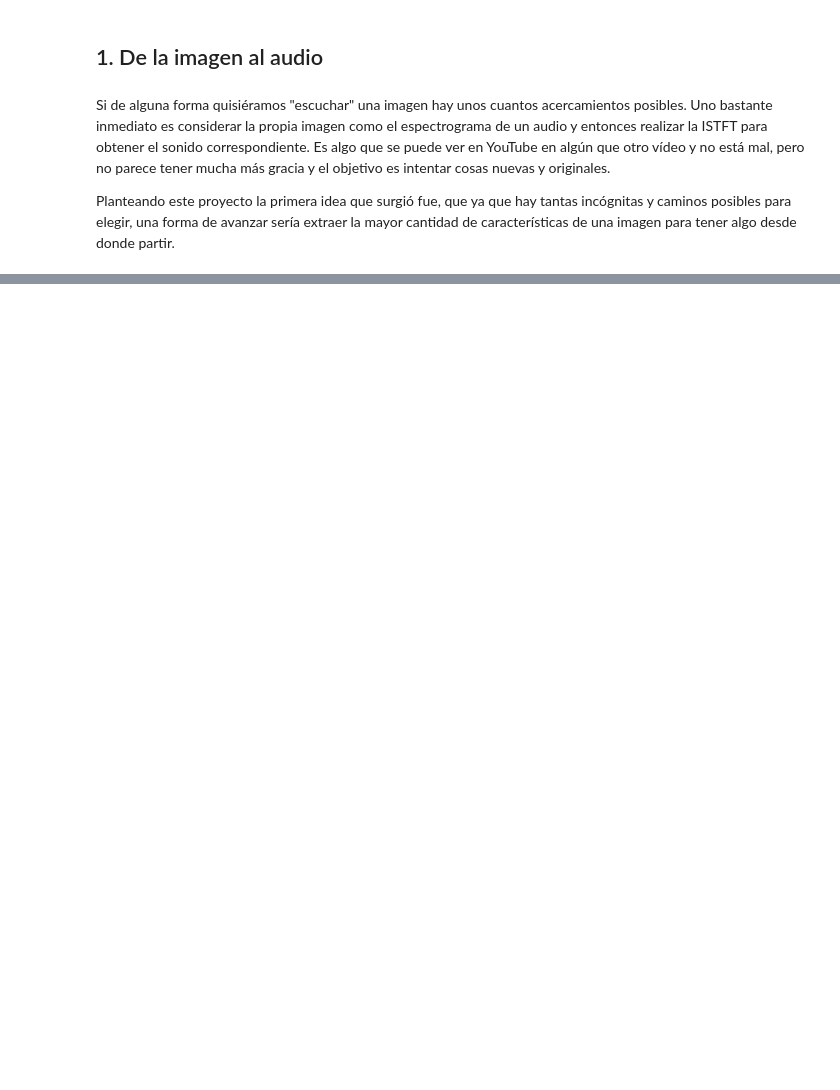
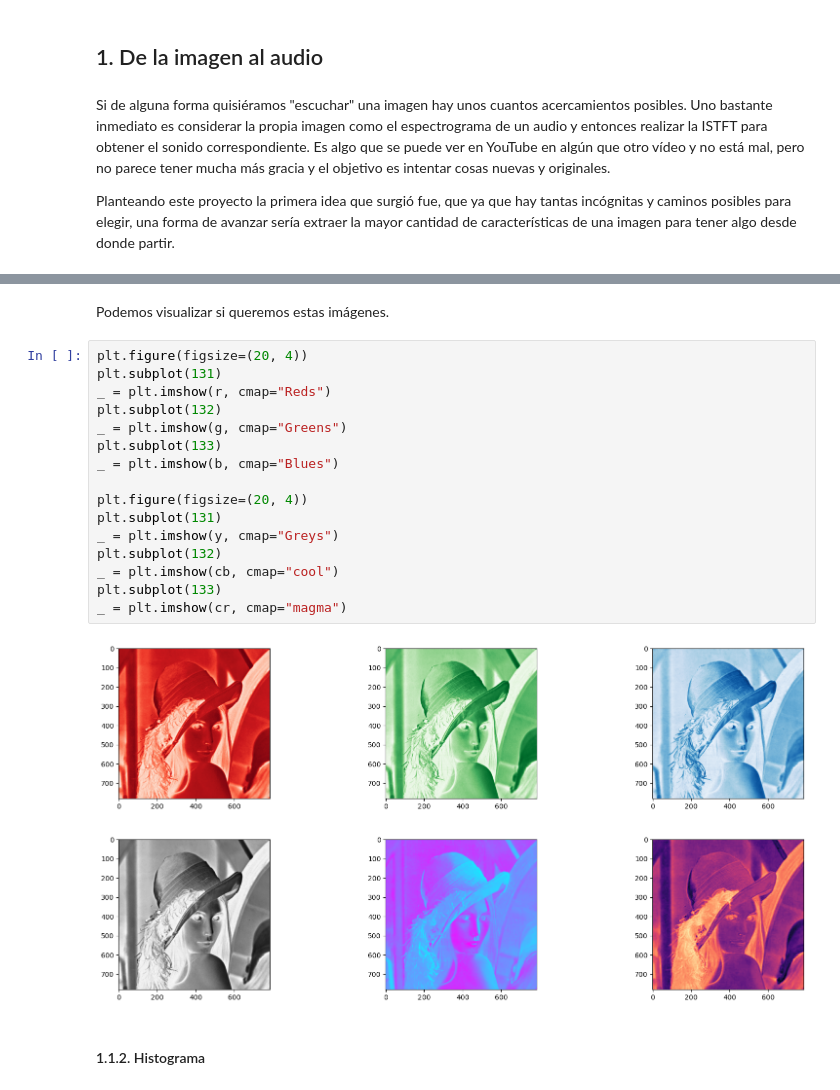
Before and after one commit to Gabriel-Page-Chiva/PixelSounds, a Jupyter notebook: entregaRobAro.ipynb, the cells around one changed output, grey strips where cells are left out. Drawn from its saved outputs; the diff is of its cells as text; blank space fills up the shorter version.

```diff
--- a/entregaRobAro.ipynb
+++ b/entregaRobAro.ipynb
@@ -12,0 +52,23 @@ Planteando este proyecto la primera idea que surgió fue, que ya que hay tantas
+# %% [markdown]
+Podemos visualizar si queremos estas imágenes.
+# %%
+plt.figure(figsize=(20, 4))
+plt.subplot(131)
+_ = plt.imshow(r, cmap="Reds")
+plt.subplot(132)
+_ = plt.imshow(g, cmap="Greens")
+plt.subplot(133)
+_ = plt.imshow(b, cmap="Blues")
+
+plt.figure(figsize=(20, 4))
+plt.subplot(131)
+_ = plt.imshow(y, cmap="Greys")
+plt.subplot(132)
+_ = plt.imshow(cb, cmap="cool")
+plt.subplot(133)
+_ = plt.imshow(cr, cmap="magma")
+# %% [output]
+[figure, added]
+[figure, added]
+# %% [markdown]
+#### 1.1.2. Histograma
```
Also changed, not shown: parts of 15 cells of this notebook.
